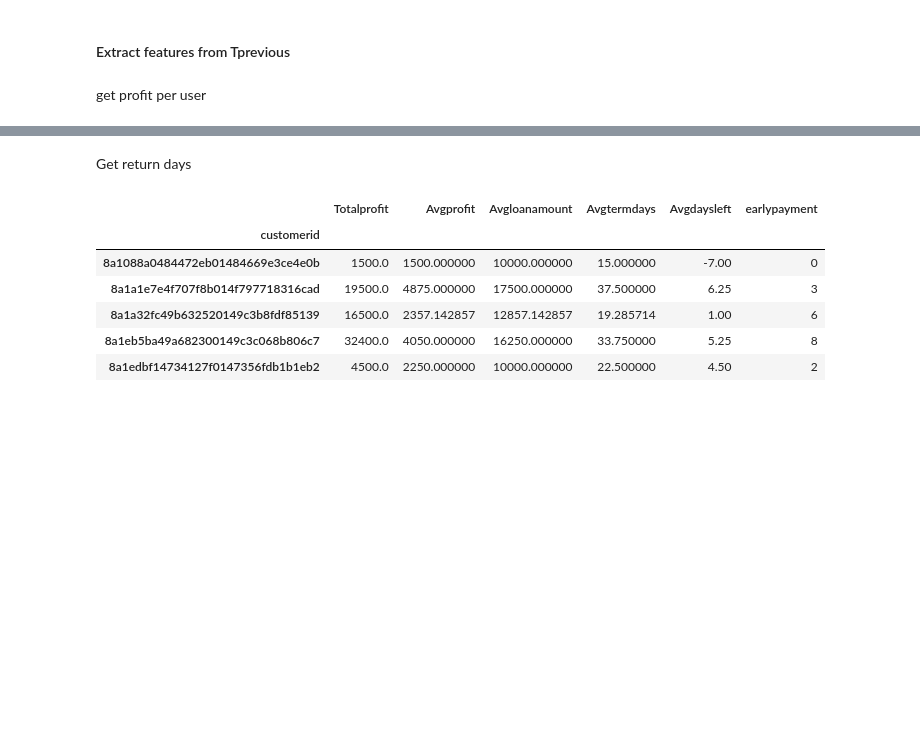
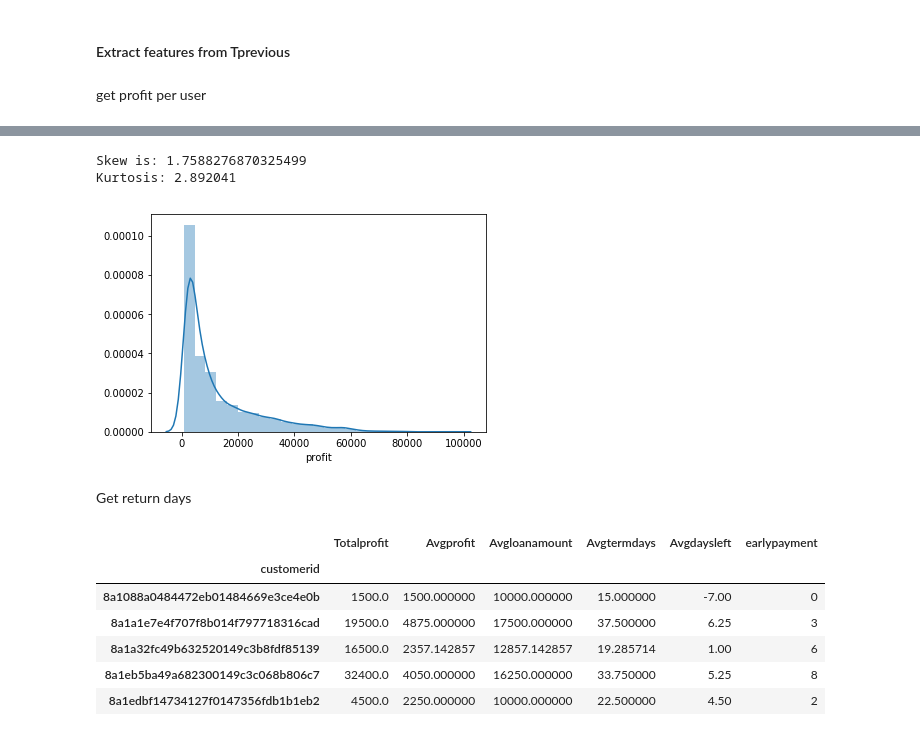
Before and after one commit to dobvinci/GIS-plot-routes, a Jupyter notebook: Data Science Nigeria Challenge .ipynb, the cells around one changed output, grey strips where cells are left out. Drawn from its saved outputs; the diff is of its cells as text; code cells hidden in the pictures; blank space fills up the shorter version.

```diff
--- a/Data Science Nigeria Challenge .ipynb
+++ b/Data Science Nigeria Challenge .ipynb
@@ -97,3 +97,6 @@ Tprevious.closeddate=pd.to_datetime(Tprevious.closeddate)
 get profit per user
 # %%
 Tprevious['profit']=Tprevious['totaldue']-Tprevious['loanamount']
+# %%
+p=Tprevious.groupby(['customerid']).sum()
+p.head()
@@ -100,3 +111,11 @@ Tprevious['profit']=Tprevious['totaldue']-Tprevious['loanamount']
+# %%
+sns.distplot(p.profit, bins = 25)
+print("Skew is:", p.profit.skew())
+print("Kurtosis: %f" % p.profit.kurt())
+# %% [output]
+Skew is: 1.7588276870325499
+Kurtosis: 2.892041
+[figure, added]
 # %% [markdown]
 Get return days
 # %%
```
Also changed, not shown: parts of 16 cells of this notebook.
